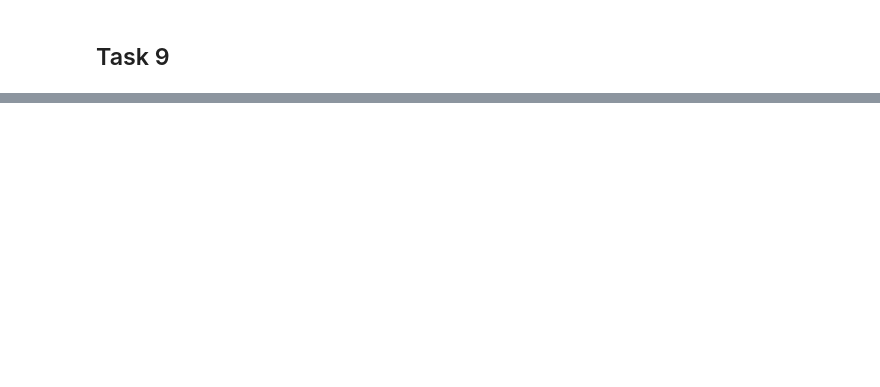
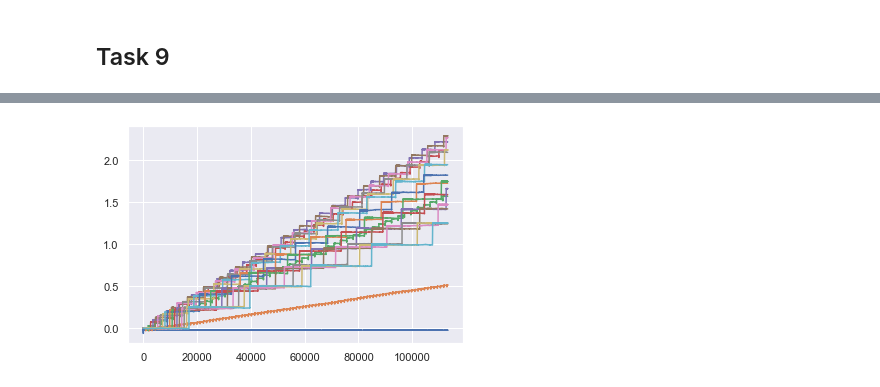
Before and after one commit to kklocker/NumFys, a Jupyter notebook: Assignment_2/task9.ipynb, the cells around one changed output, grey strips where cells are left out. Drawn from its saved outputs; the diff is of its cells as text; code cells hidden in the pictures; blank space fills up the shorter version.

```diff
--- a/Assignment_2/task9.ipynb
+++ b/Assignment_2/task9.ipynb
@@ -20,10 +23,10 @@ particle_1 = {
     }
 # %%
 %%time
-time = 5.
+tot_time = 5.
 N = 1000
 tau = 0.2
-avg_pos, nc = average_particle_simulation(particle_1, time, N, tau)
+avg_pos, nc = average_particle_simulation(particle_1, tot_time, N, tau)
 # %% [output]
 {'r': 1.2e-08, 'L': 2e-05, 'alpha': 0.2, 'eta': 0.001, 'kbt': 4.16e-21, 'delta_u': 1.28e-17}
 gamma: 2.261946710584651e-10,   omega: 141.47106052612915,       D: 0.000325
@@ -66,0 +70,5 @@ Loop took 23.88709282875061s
+# %%
+for av in avg_pos:
+    plt.plot(av)
+# %% [output]
+[figure, added]
```
Also changed, not shown: parts of 10 cells of this notebook, 23 other files.
